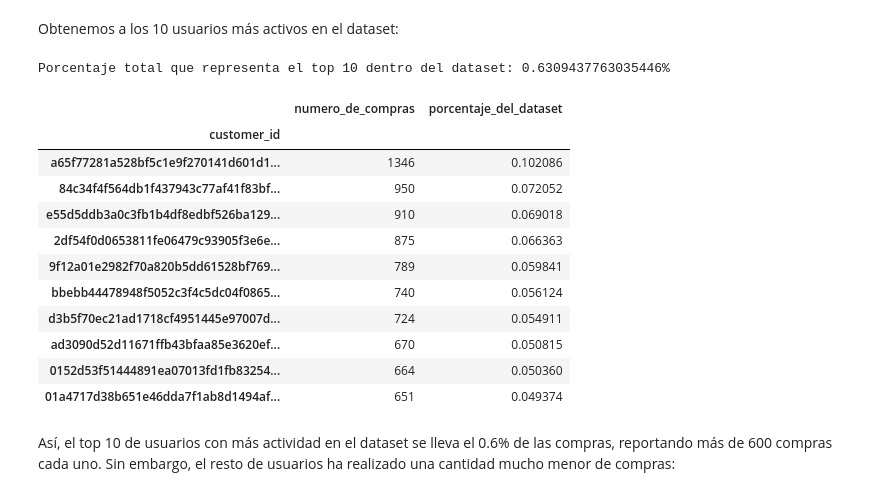
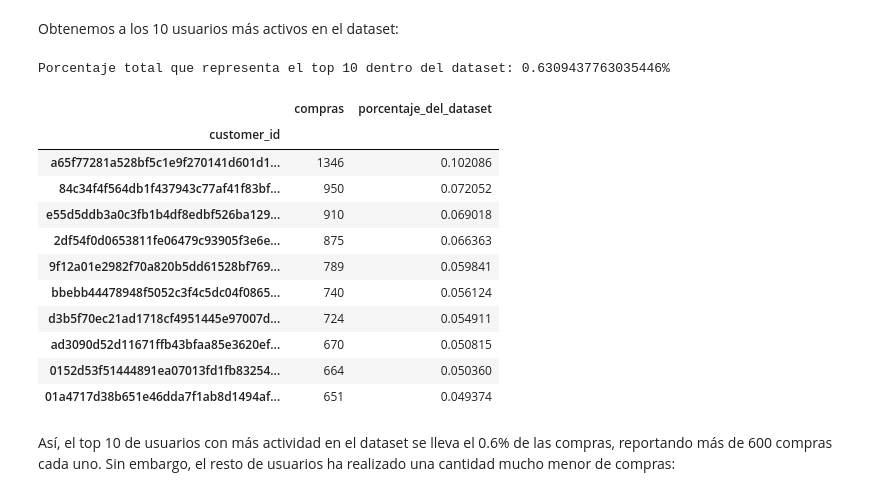
Before and after one commit to sebac820/tarea-1-recsys, a Jupyter notebook: Tarea.ipynb, the cells around one changed output. Cells and saved outputs as stored; diff of their text form; code cells hidden in the pictures.

```diff
--- a/Tarea.ipynb
+++ b/Tarea.ipynb
@@ -31,23 +31,23 @@ Las primeras cinco filas son:
 Obtenemos a los 10 usuarios más activos en el dataset:
 # %%
 # Hacemos una copia del set de entrenamiento manteniendo solamente la columna 'customer_id':
-numero_de_compras_por_usuario = train_set.drop(columns=['t_dat', 'article_id', 'price', 'sales_channel_id'])
-# Agregamos una columna 'numero_de_compras':
-numero_de_compras_por_usuario['numero_de_compras'] = 1
+compras_por_usuario = train_set.drop(columns=['t_dat', 'article_id', 'price', 'sales_channel_id'])
+# Agregamos una columna 'compras':
+compras_por_usuario['compras'] = 1
 # Agrupamos por 'customer_id' y contamos la cantidad de veces que se repite cada usuario en el set:
-numero_de_compras_por_usuario = numero_de_compras_por_usuario.groupby('customer_id').count()
+compras_por_usuario = compras_por_usuario.groupby('customer_id').count()
 # Ordenamos la cuenta de cada usuario de mayor a menor:
-numero_de_compras_por_usuario = numero_de_compras_por_usuario.sort_values(by='numero_de_compras', ascending=False)
+compras_por_usuario = compras_por_usuario.sort_values(by='compras', ascending=False)
 # Calculamos el porcentaje que representa cada número de compras dentro del dataset:
-numero_de_compras_por_usuario['porcentaje_del_dataset'] = numero_de_compras_por_usuario / train_set.shape[0] * 100
+compras_por_usuario['porcentaje_del_dataset'] = compras_por_usuario / train_set.shape[0] * 100
 # Desplegamos el porcentaje total que representa el top 10 dentro del dataset:
-porcentaje_total_que_representa_el_top_10 = numero_de_compras_por_usuario.iloc[0:10].sum()['porcentaje_del_dataset']
+porcentaje_total_que_representa_el_top_10 = compras_por_usuario.iloc[0:10].sum()['porcentaje_del_dataset']
 print(f'Porcentaje total que representa el top 10 dentro del dataset: {porcentaje_total_que_representa_el_top_10}%')
 # Desplegamos el top 10 de usuarios más activos en el set:
-display(numero_de_compras_por_usuario.head(10))
+display(compras_por_usuario.head(10))
 # %% [output]
 Porcentaje total que representa el top 10 dentro del dataset: 0.6309437763035446%
-|  | numero_de_compras | porcentaje_del_dataset |
+|  | compras | porcentaje_del_dataset |
 | customer_id |  |  |
 | a65f77281a528bf5c1e9f270141d601d1... | 1346 | 0.102086 |
 | 84c34f4f564db1f437943c77af41f83bf... | 950 | 0.072052 |
```
Also changed, not shown: parts of 3 cells of this notebook.
